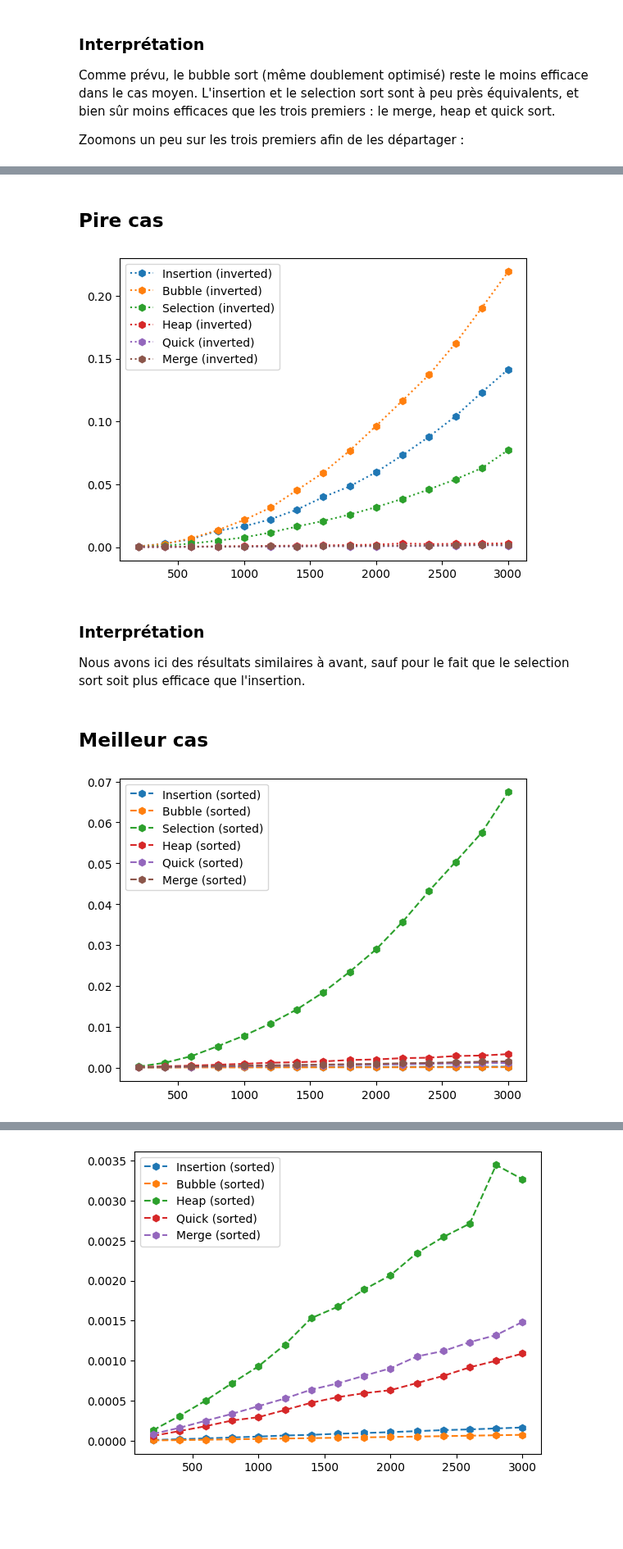
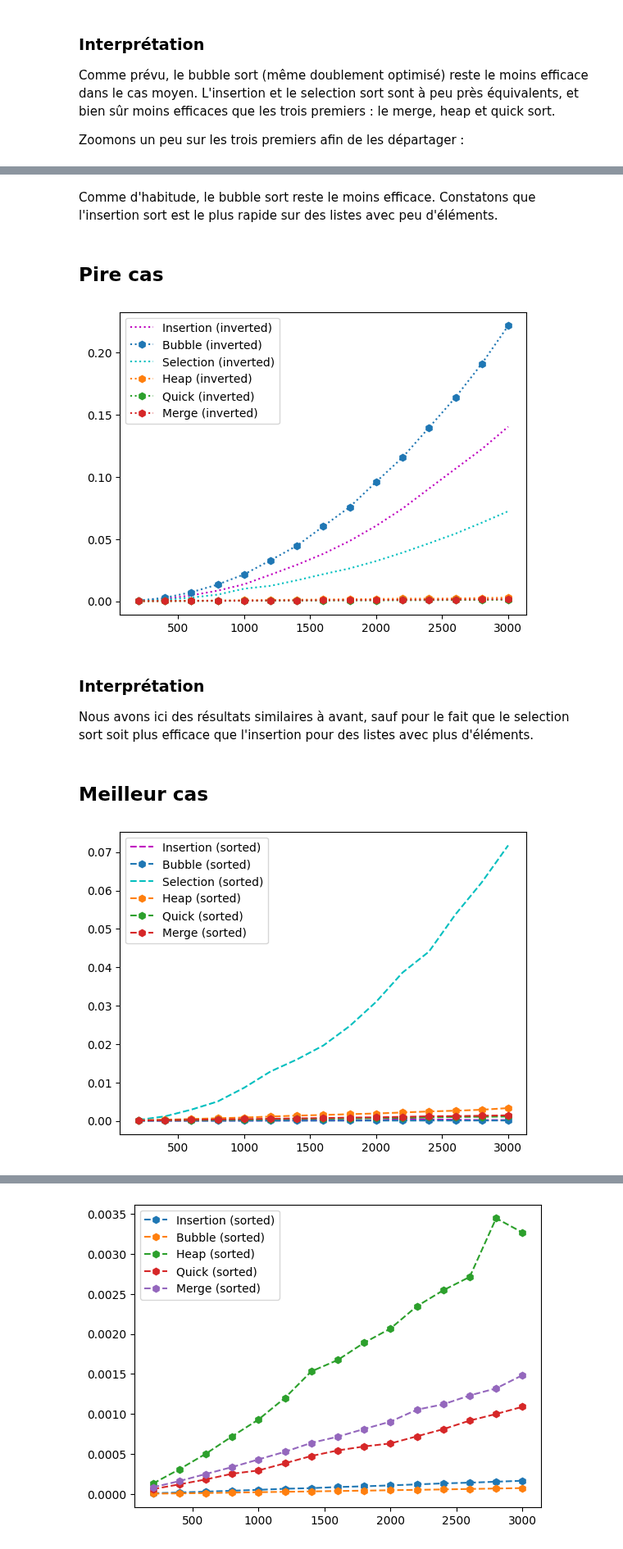
Before and after one commit to zshelali/projet-it4-complexity, a Jupyter notebook: TP - 2023 - Time Complexity sorting algorithms.ipynb, the cells around one changed output, grey strips where cells are left out. Shown at 82% size. Cells and saved outputs as stored; diff of their text form; code cells hidden in the pictures; blank space fills up the shorter version.

Commit message:
finito pour ma part

```diff
--- a/TP - 2023 - Time Complexity sorting algorithms.ipynb
+++ b/TP - 2023 - Time Complexity sorting algorithms.ipynb
@@ -938,27 +948,29 @@ Malgré son désaventage de complexité spatiale, le merge sort reste tout de m
+# %% [markdown]
+Comme d'habitude, le bubble sort reste le moins efficace. Constatons que l'insertion sort est le plus rapide sur des listes avec peu d'éléments.
 # %% [markdown]
 ## Pire cas
 # %%
-executerTri(optimized_insertion_sort, 'h', 'Insertion', 15, 200, True, "inverted")
+executerTri(optimized_insertion_sort, 'm', 'Insertion', 15, 200, True, "inverted")
 executerTri(doubly_optimized_bubble_sort, 'h', 'Bubble', 15, 200, True, "inverted")
-executerTri(selection_sort, 'h', 'Selection', 15, 200, True, "inverted")
+executerTri(selection_sort, 'c', 'Selection', 15, 200, True, "inverted")
 executerTri(heap_sort, 'h', 'Heap', 15, 200, True, "inverted")
 executerTri(quick_sort_rec, 'h', 'Quick', 15, 200, False, "inverted")
 executerTri(merge_sort, 'h', 'Merge', 15, 200, False, "inverted")
 # %% [output]
-[figure, old version]
+[figure, new version]
 # %% [markdown]
 ### Interprétation
 
-Nous avons ici des résultats similaires à avant, sauf pour le fait que le selection sort soit plus efficace que l'insertion.
+Nous avons ici des résultats similaires à avant, sauf pour le fait que le selection sort soit plus efficace que l'insertion pour des listes avec plus d'éléments.
 # %% [markdown]
 ## Meilleur cas
 # %%
-executerTri(optimized_insertion_sort, 'h', 'Insertion', 15, 200, True, "sorted")
+executerTri(optimized_insertion_sort, 'm', 'Insertion', 15, 200, True, "sorted")
 executerTri(doubly_optimized_bubble_sort, 'h', 'Bubble', 15, 200, True, "sorted")
-executerTri(selection_sort, 'h', 'Selection', 15, 200, True, "sorted")
+executerTri(selection_sort, 'c', 'Selection', 15, 200, True, "sorted")
 executerTri(heap_sort, 'h', 'Heap', 15, 200, True, "sorted")
 executerTri(quick_sort_rec, 'h', 'Quick', 15, 200, False, "sorted")
 executerTri(merge_sort, 'h', 'Merge', 15, 200, False, "sorted")
 # %% [output]
-[figure, old version]
+[figure, new version]
 # %% [markdown]
```
Also changed, not shown: parts of 6 cells of this notebook.
